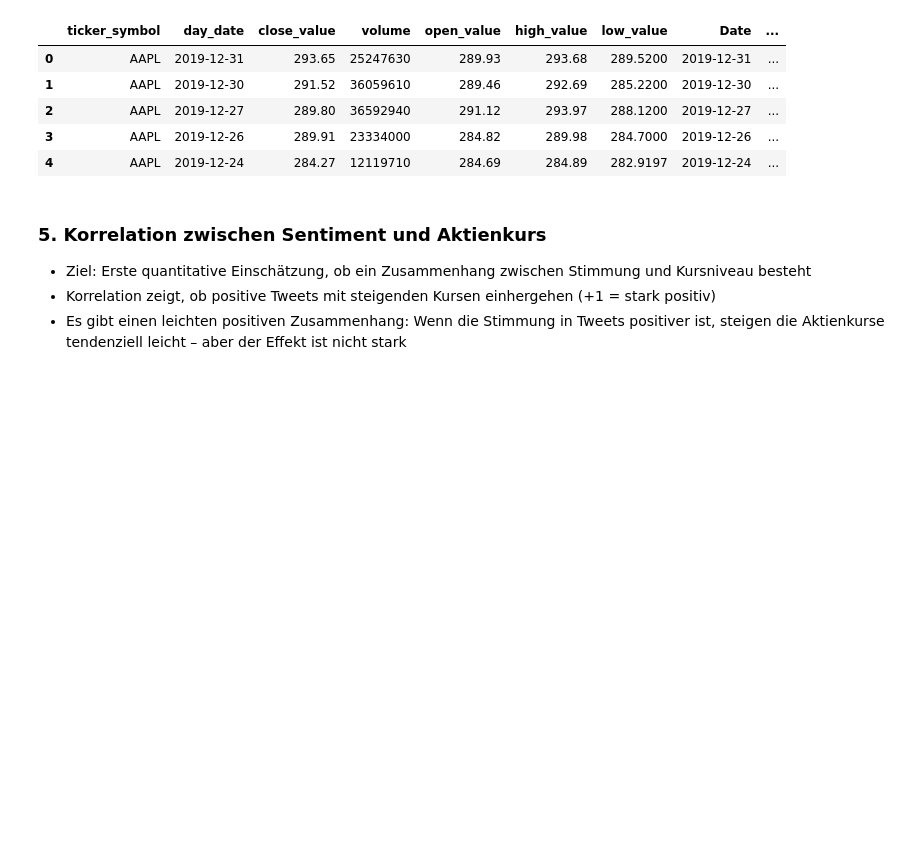
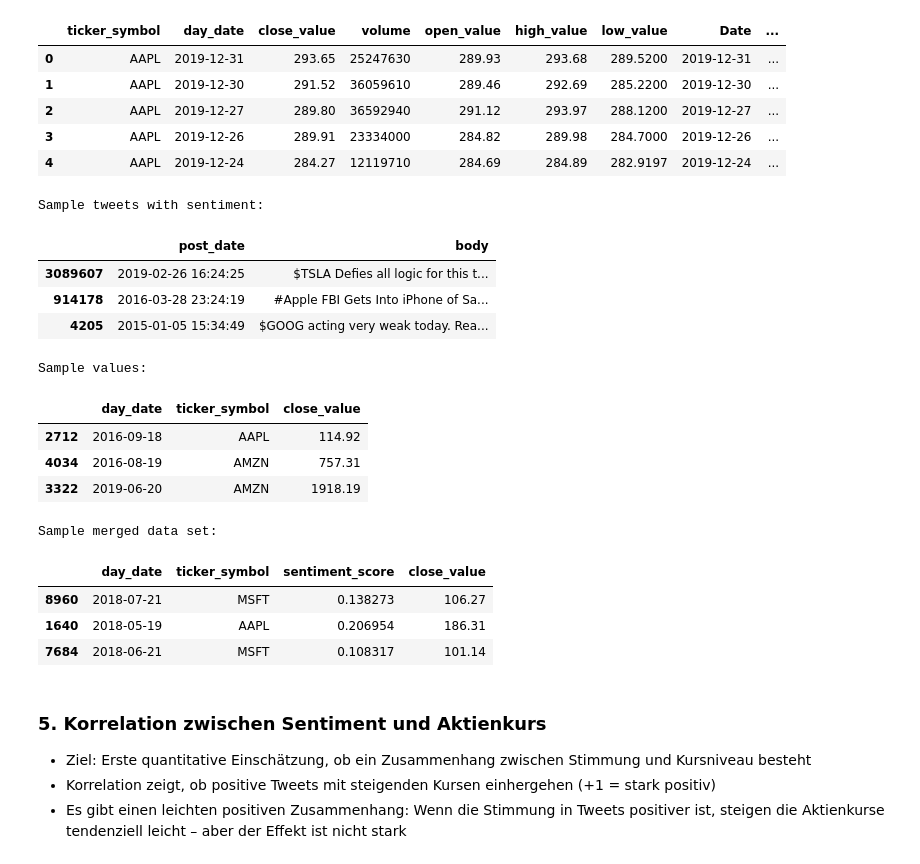
Before and after one commit to erkayK/USW-AI-App, a Jupyter notebook: notebooks/usw_sentiment_stocks.ipynb, the cells around one changed output. Drawn from its saved outputs; the diff is of its cells as text; code cells hidden in the pictures; blank space fills up the shorter version.

Commit message:
Sample Data display

```diff
--- a/notebooks/usw_sentiment_stocks.ipynb
+++ b/notebooks/usw_sentiment_stocks.ipynb
@@ -100,6 +100,31 @@ Merged Shape: (10950, 9)
 | 2 | AAPL | 2019-12-27 | 289.80 | 36592940 | 291.12 | 293.97 | 288.1200 | 2019-12-27 | ... |
 | 3 | AAPL | 2019-12-26 | 289.91 | 23334000 | 284.82 | 289.98 | 284.7000 | 2019-12-26 | ... |
 | 4 | AAPL | 2019-12-24 | 284.27 | 12119710 | 284.69 | 284.89 | 282.9197 | 2019-12-24 | ... |
+# %%
+print("Sample tweets with sentiment: ")
+display(tweet[['post_date', 'body']].sample(3))
+
+print("Sample values: ")
+display(company_value[['day_date', 'ticker_symbol', 'close_value']].sample(3))
+
+print("Sample merged data set: ")
+display(merged_df[['day_date', 'ticker_symbol', 'sentiment_score', 'close_value']].sample(3))
+# %% [output]
+Sample tweets with sentiment:
+|  | post_date | body |
+| 3089607 | 2019-02-26 16:24:25 | $TSLA Defies all logic for this t... |
+| 914178 | 2016-03-28 23:24:19 | #Apple FBI Gets Into iPhone of Sa... |
+| 4205 | 2015-01-05 15:34:49 | $GOOG acting very weak today. Rea... |
+Sample values:
+|  | day_date | ticker_symbol | close_value |
+| 2712 | 2016-09-18 | AAPL | 114.92 |
+| 4034 | 2016-08-19 | AMZN | 757.31 |
+| 3322 | 2019-06-20 | AMZN | 1918.19 |
+Sample merged data set:
+|  | day_date | ticker_symbol | sentiment_score | close_value |
+| 8960 | 2018-07-21 | MSFT | 0.138273 | 106.27 |
+| 1640 | 2018-05-19 | AAPL | 0.206954 | 186.31 |
+| 7684 | 2018-06-21 | MSFT | 0.108317 | 101.14 |
 # %% [markdown]
 ### 5. Korrelation zwischen Sentiment und Aktienkurs
 - Ziel: Erste quantitative Einschätzung, ob ein Zusammenhang zwischen Stimmung und Kursniveau besteht
```
Also changed, not shown: parts of 2 cells of this notebook.
